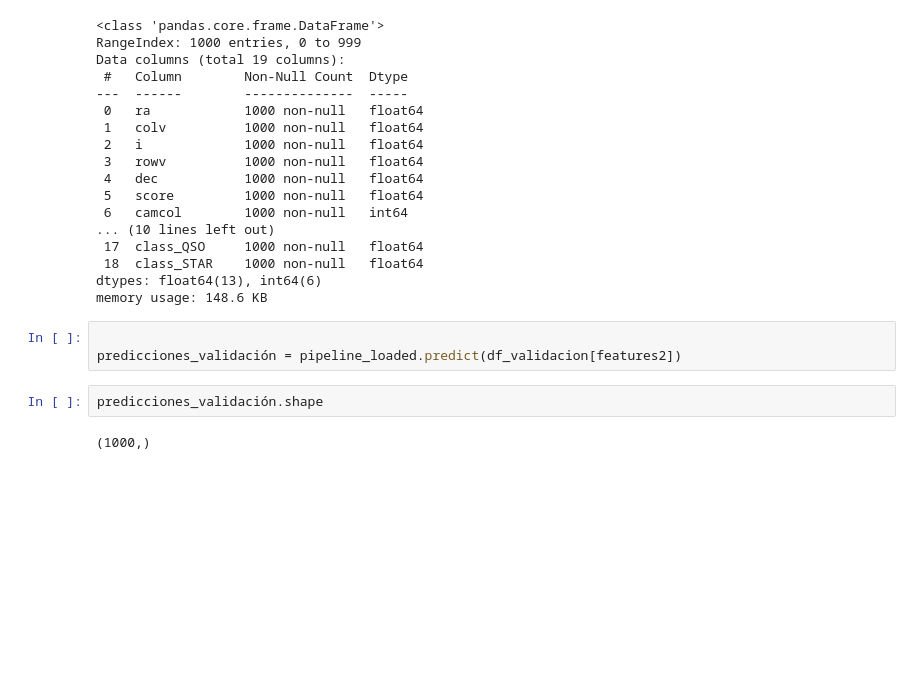
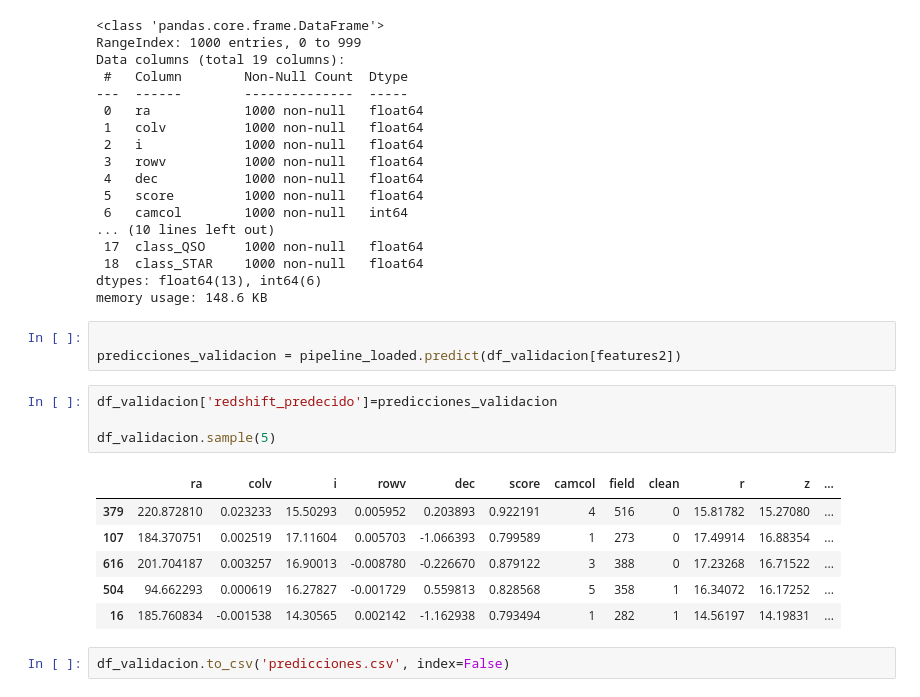
Before and after one commit to ju4ndiegos/BI, a Jupyter notebook: Lab-1/jupyter.ipynb, the cells around one changed output. Cells and saved outputs as stored; diff of their text form; blank space fills up the shorter version.

Commit message:
predicciones

```diff
--- a/Lab-1/jupyter.ipynb
+++ b/Lab-1/jupyter.ipynb
@@ -610,8 +610,17 @@ dtypes: float64(13), int64(6)
 memory usage: 148.6 KB
 # %%
 
-predicciones_validación = pipeline_loaded.predict(df_validacion[features2])
+predicciones_validacion = pipeline_loaded.predict(df_validacion[features2])
-# %%
-predicciones_validación.shape
-# %% [output]
-(1000,)
+# %%
+df_validacion['redshift_predecido']=predicciones_validacion
+
+df_validacion.sample(5)
+# %% [output]
+|  | ra | colv | i | rowv | dec | score | camcol | field | clean | r | z | ... |
+| 379 | 220.872810 | 0.023233 | 15.50293 | 0.005952 | 0.203893 | 0.922191 | 4 | 516 | 0 | 15.81782 | 15.27080 | ... |
+| 107 | 184.370751 | 0.002519 | 17.11604 | 0.005703 | -1.066393 | 0.799589 | 1 | 273 | 0 | 17.49914 | 16.88354 | ... |
+| 616 | 201.704187 | 0.003257 | 16.90013 | -0.008780 | -0.226670 | 0.879122 | 3 | 388 | 0 | 17.23268 | 16.71522 | ... |
+| 504 | 94.662293 | 0.000619 | 16.27827 | -0.001729 | 0.559813 | 0.828568 | 5 | 358 | 1 | 16.34072 | 16.17252 | ... |
+| 16 | 185.760834 | -0.001538 | 14.30565 | 0.002142 | -1.162938 | 0.793494 | 1 | 282 | 1 | 14.56197 | 14.19831 | ... |
+# %%
+df_validacion.to_csv('predicciones.csv', index=False)
```
Also changed, not shown: parts of 3 cells of this notebook, 1 other file.
